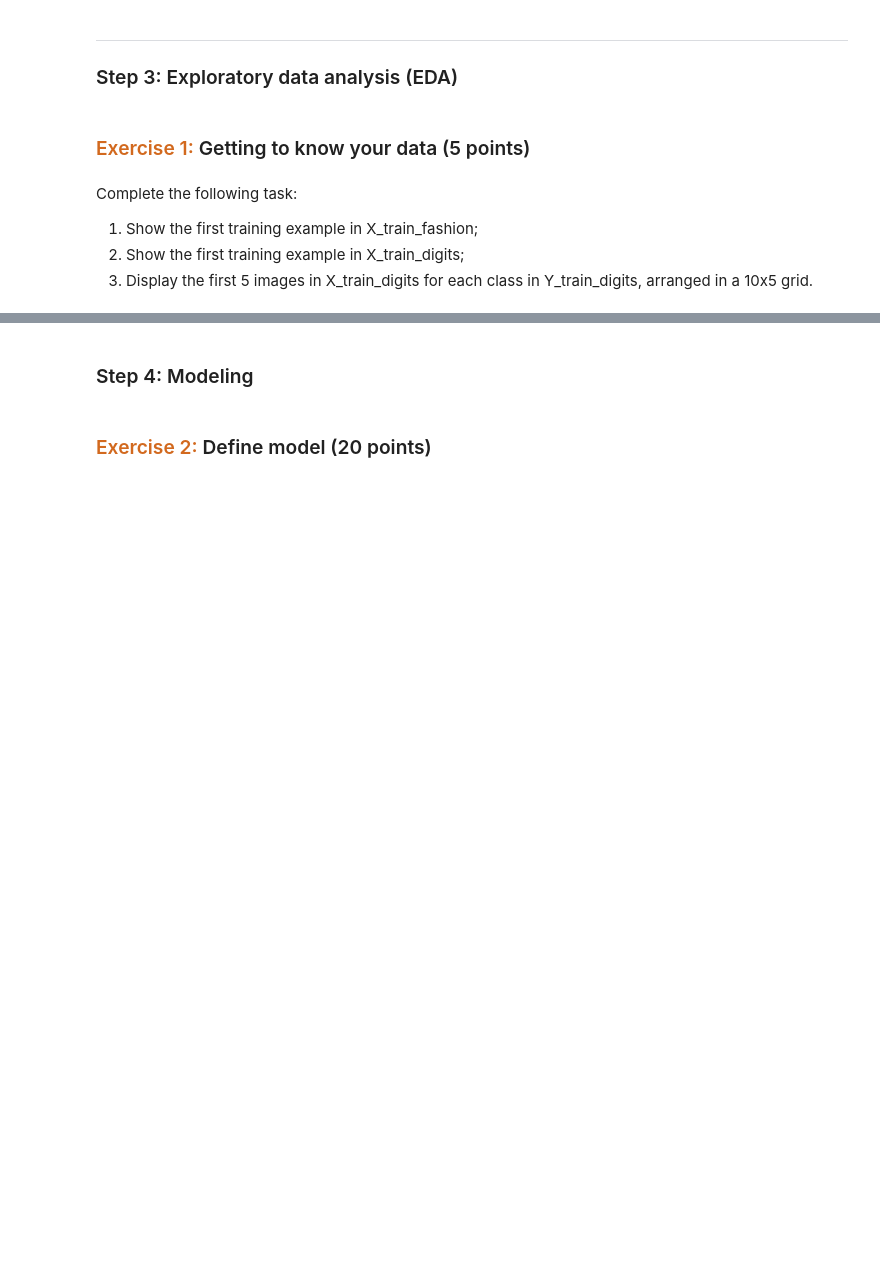
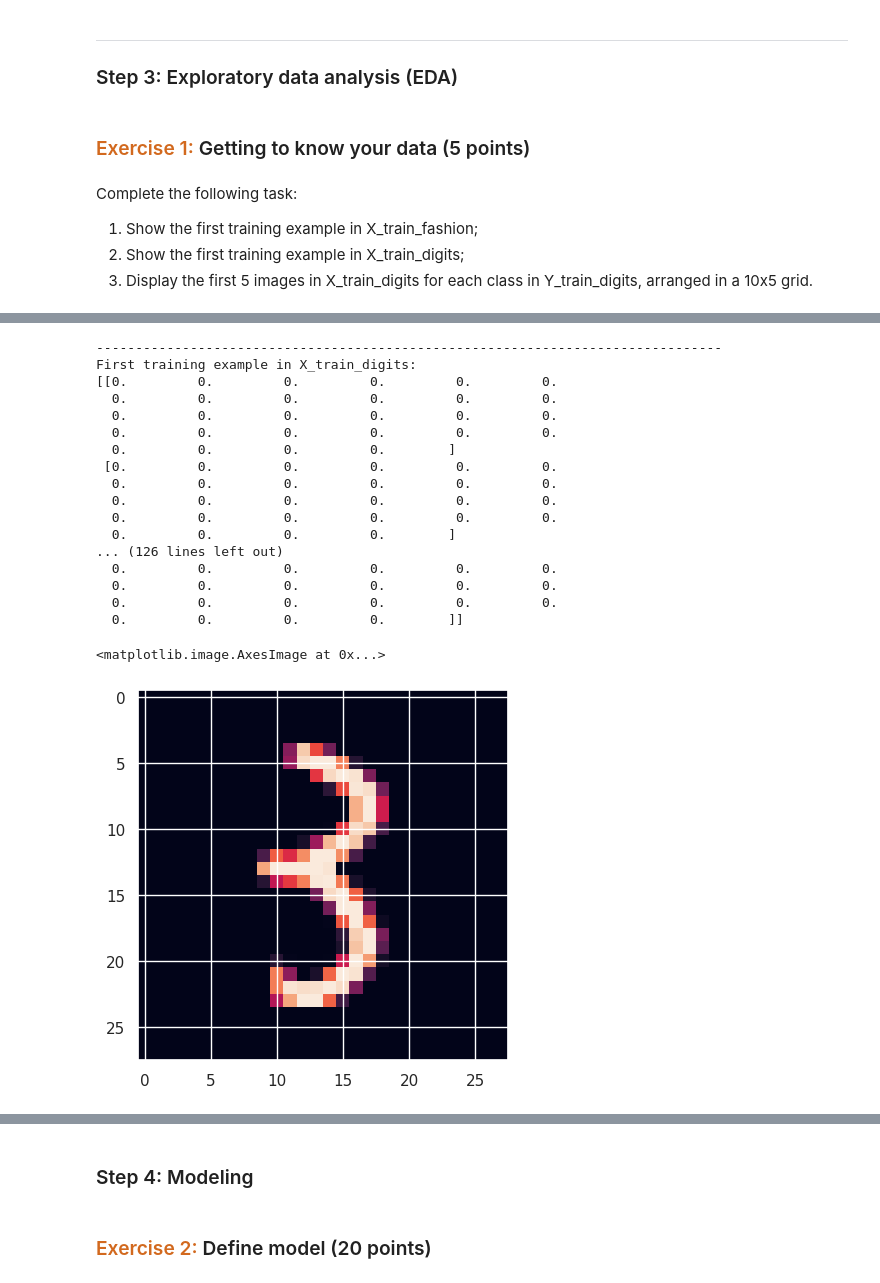
Before and after one commit to dabingougou/207, a Jupyter notebook: week_6/06 Neural Networks.ipynb, the cells around one changed output, grey strips where cells are left out. Saved outputs shown, nothing was run; the diff lists cells and outputs as text; code cells hidden in the pictures; blank space fills up the shorter version.

```diff
--- a/week_6/06 Neural Networks.ipynb
+++ b/week_6/06 Neural Networks.ipynb
@@ -100,0 +144,28 @@ Complete the following task:
+# %%
+# Task 2: print out the first training example in X_train_digits
+print(80*'-')
+print("First training example in X_train_digits:")
+print(X_train_digits[0,:,:])
+
+# Also display the image
+plt.imshow(X_train_digits[0,::])
+# %% [output]
+--------------------------------------------------------------------------------
+First training example in X_train_digits:
+[[0.         0.         0.         0.         0.         0.
+  0.         0.         0.         0.         0.         0.
+  0.         0.         0.         0.         0.         0.
+  0.         0.         0.         0.         0.         0.
+  0.         0.         0.         0.        ]
+ [0.         0.         0.         0.         0.         0.
+  0.         0.         0.         0.         0.         0.
+  0.         0.         0.         0.         0.         0.
+  0.         0.         0.         0.         0.         0.
+  0.         0.         0.         0.        ]
+... (126 lines left out)
+  0.         0.         0.         0.         0.         0.
+  0.         0.         0.         0.         0.         0.
+  0.         0.         0.         0.         0.         0.
+  0.         0.         0.         0.        ]]
+<matplotlib.image.AxesImage at 0x...>
+[figure, added]
```
Also changed, not shown: parts of 21 cells of this notebook.
